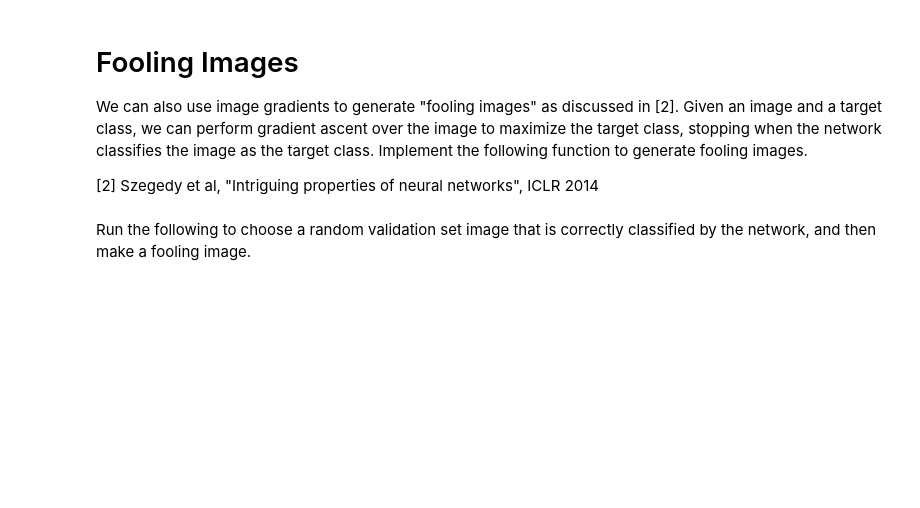
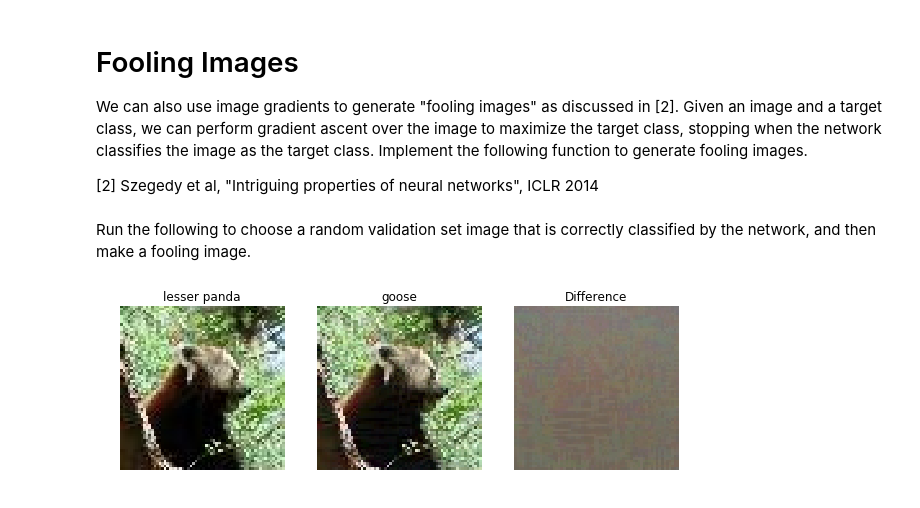
Before and after one commit to mnvl/cs231n, a Jupyter notebook: assignment3/ImageGradients.ipynb, the cells around one changed output. Saved outputs shown, nothing was run; the diff lists cells and outputs as text; code cells hidden in the pictures; blank space fills up the shorter version.

Commit message:
Finished "Image Gradients"

```diff
--- a/assignment3/ImageGradients.ipynb
+++ b/assignment3/ImageGradients.ipynb
@@ -293,0 +200,74 @@ plt.show()
+# %%
+
+def make_fooling_image(X, target_y, model):
+  """
+  Generate a fooling image that is close to X, but that the model classifies
+  as target_y.
+
+  Inputs:
+  - X: Input image, of shape (1, 3, 64, 64)
+  - target_y: An integer in the range [0, 100)
+  - model: A PretrainedCNN
+
+  Returns:
+  - X_fooling: An image that is close to X, but that is classifed as target_y
+    by the model.
+  """
+  X_fooling = X.copy().astype(np.float32)
+  ##############################################################################
+  # TODO: Generate a fooling image X_fooling that the model will classify as   #
+  # the class target_y. Use gradient ascent on the target class score, using   #
+  # the model.forward method to compute scores and the model.backward method   #
+  # to compute image gradients.                                                #
+  #                                                                            #
+  # HINT: For most examples, you should be able to generate a fooling image    #
+  # in fewer than 100 iterations of gradient ascent.                           #
+  ##############################################################################
+  brightness = np.mean(X_fooling)
+
+  for step in range(100):
+    scores, cache = model.forward(X_fooling)
+    if np.argmax(scores, axis = 1) == target_y: break
+
+    loss, dscores = softmax_loss(scores, target_y)
+
+    dX, grads = model.backward(dscores, cache)
+
+    X_fooling -= 0.1 * np.sign(dX)
+
+  ##############################################################################
+  #                             END OF YOUR CODE                               #
+  ##############################################################################
+  return X_fooling
+
+# Find a correctly classified validation image
+while True:
+  i = np.random.randint(data['X_val'].shape[0])
+  X = data['X_val'][i:i+1]
+  y = data['y_val'][i:i+1]
+  y_pred = model.loss(X)[0].argmax()
+  if y_pred == y: break
+
+target_y = 67
+X_fooling = make_fooling_image(X, target_y, model)
+
+# Make sure that X_fooling is classified as y_target
+scores = model.loss(X_fooling)
+assert scores[0].argmax() == target_y, 'The network is not fooled!'
+
+# Show original image, fooling image, and difference
+plt.subplot(1, 3, 1)
+plt.imshow(deprocess_image(X, data['mean_image']))
+plt.axis('off')
+plt.title(data['class_names'][y][0])
+plt.subplot(1, 3, 2)
+plt.imshow(deprocess_image(X_fooling, data['mean_image'], renorm=True))
+plt.title(data['class_names'][target_y][0])
+plt.axis('off')
+plt.subplot(1, 3, 3)
+plt.title('Difference')
+plt.imshow(deprocess_image(X - X_fooling, data['mean_image']))
+plt.axis('off')
+plt.show()
+# %% [output]
+[figure, added]
```
Also changed, not shown: parts of 6 cells of this notebook.
